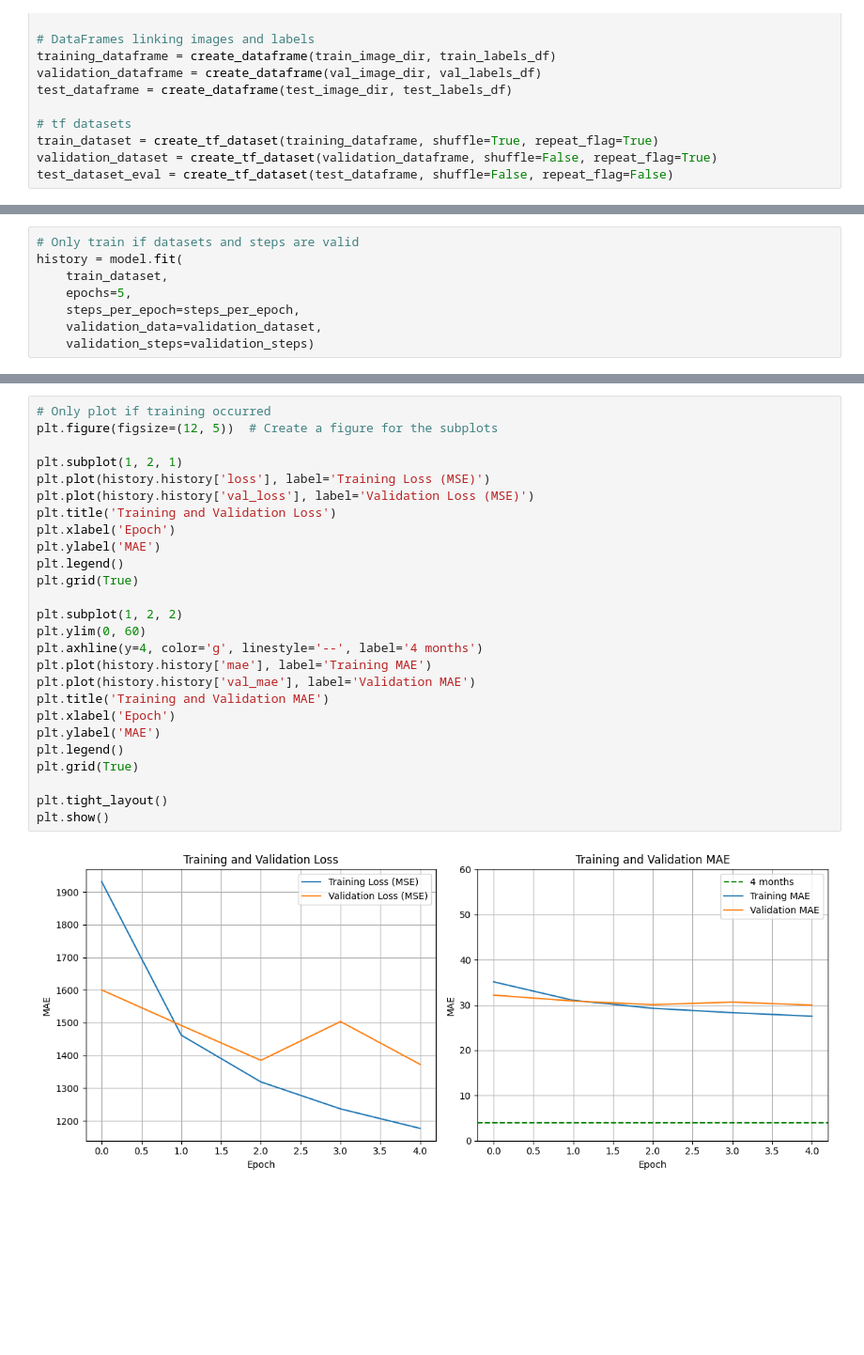
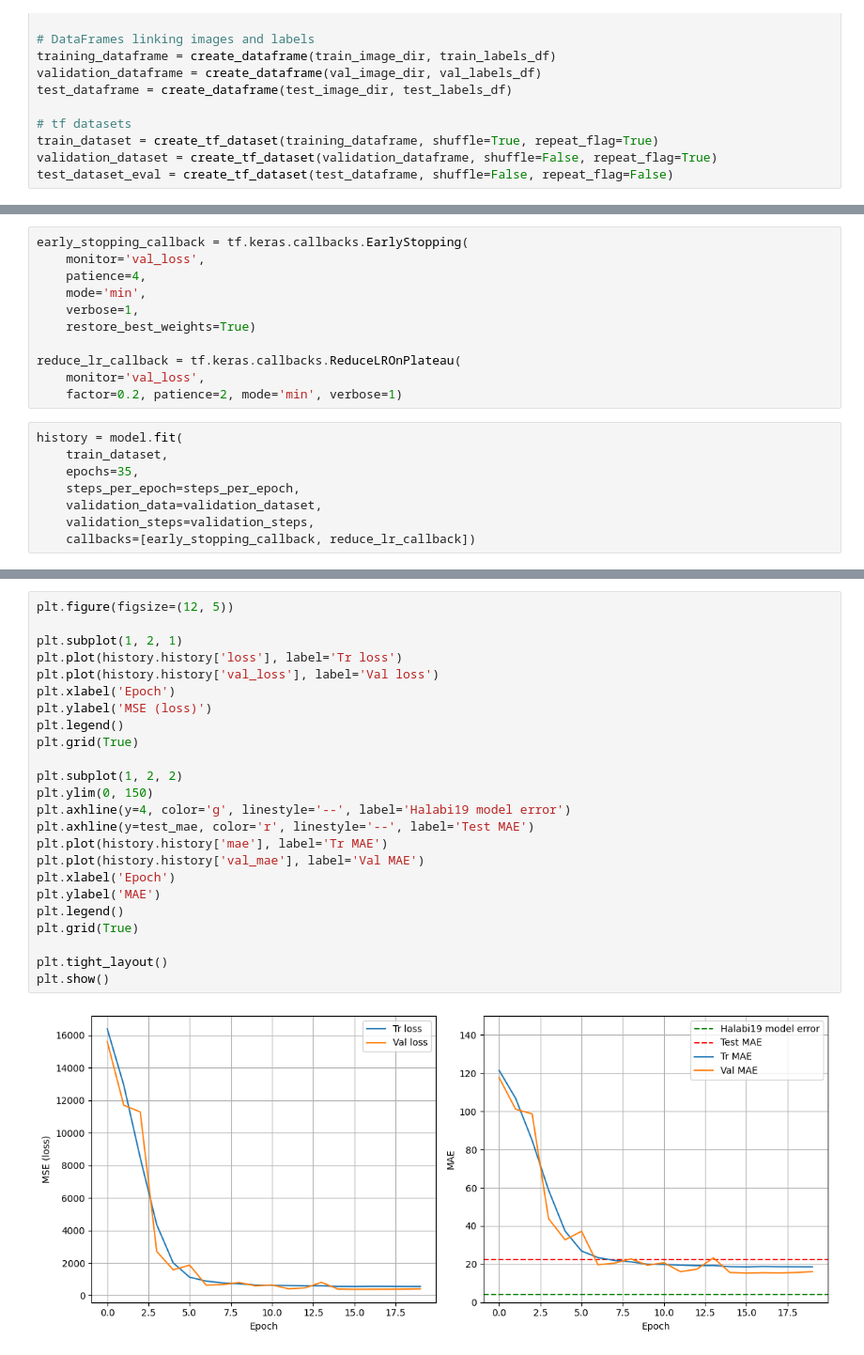
Before and after one commit to Aiecco/MLHD25, a Jupyter notebook: benchmark.ipynb, the cells around one changed output, grey strips where cells are left out. Shown: that part at 94% size. Cells and saved outputs as stored; diff of their text form; blank space fills up the shorter version.

```diff
--- a/benchmark.ipynb
+++ b/benchmark.ipynb
@@ -159,9 +202,20 @@ Model: "sequential_5"
+# %%
+early_stopping_callback = tf.keras.callbacks.EarlyStopping(
+    monitor='val_loss',
+    patience=4,
+    mode='min',
+    verbose=1,
+    restore_best_weights=True)
+
+reduce_lr_callback = tf.keras.callbacks.ReduceLROnPlateau(
+    monitor='val_loss',
+    factor=0.2, patience=2, mode='min', verbose=1)
 # %%
-# Only train if datasets and steps are valid
 history = model.fit(
     train_dataset,
-    epochs=5,
+    epochs=35,
     steps_per_epoch=steps_per_epoch,
     validation_data=validation_dataset,
-    validation_steps=validation_steps)
+    validation_steps=validation_steps,
+    callbacks=[early_stopping_callback, reduce_lr_callback])
 # %% [output]
@@ -184,28 +245,26 @@ Test MAE: 37.98 months
 # %%
-# Only plot if training occurred
-plt.figure(figsize=(12, 5))  # Create a figure for the subplots
+plt.figure(figsize=(12, 5))
 
 plt.subplot(1, 2, 1)
-plt.plot(history.history['loss'], label='Training Loss (MSE)')
-plt.plot(history.history['val_loss'], label='Validation Loss (MSE)')
-plt.title('Training and Validation Loss')
+plt.plot(history.history['loss'], label='Tr loss')
+plt.plot(history.history['val_loss'], label='Val loss')
 plt.xlabel('Epoch')
-plt.ylabel('MAE')
+plt.ylabel('MSE (loss)')
 plt.legend()
 plt.grid(True)
 
 plt.subplot(1, 2, 2)
-plt.ylim(0, 60)
-plt.axhline(y=4, color='g', linestyle='--', label='4 months')
-plt.plot(history.history['mae'], label='Training MAE')
-plt.plot(history.history['val_mae'], label='Validation MAE')
-plt.title('Training and Validation MAE')
+plt.ylim(0, 150)
+plt.axhline(y=4, color='g', linestyle='--', label='Halabi19 model error')
+plt.axhline(y=test_mae, color='r', linestyle='--', label='Test MAE')
+plt.plot(history.history['mae'], label='Tr MAE')
+plt.plot(history.history['val_mae'], label='Val MAE')
 plt.xlabel('Epoch')
 plt.ylabel('MAE')
 plt.legend()
 plt.grid(True)
 
 plt.tight_layout()
 plt.show()
 # %% [output]
-[figure, old version]
+[figure, new version]
```
Also changed, not shown: parts of 6 cells of this notebook, 2 other files.
